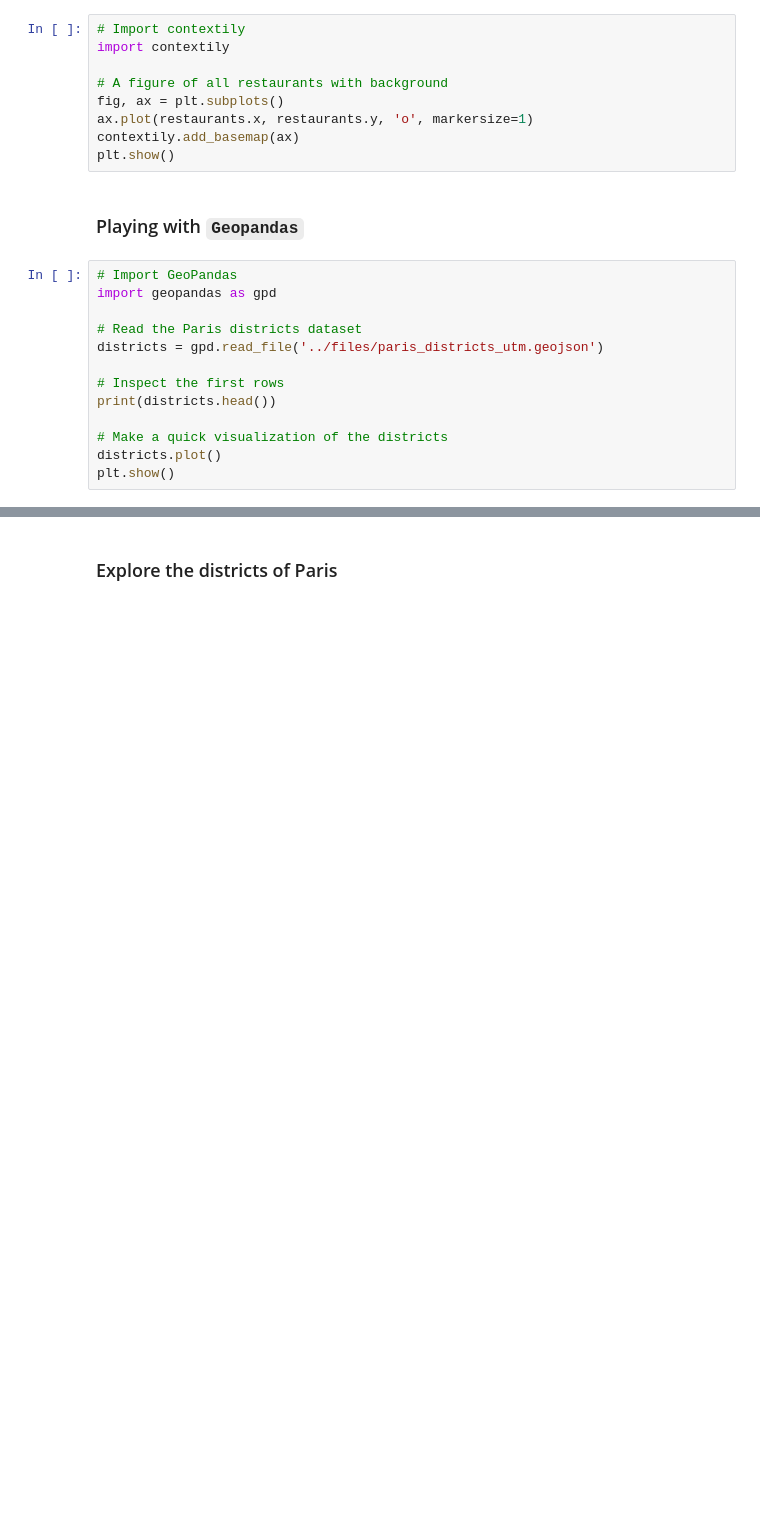
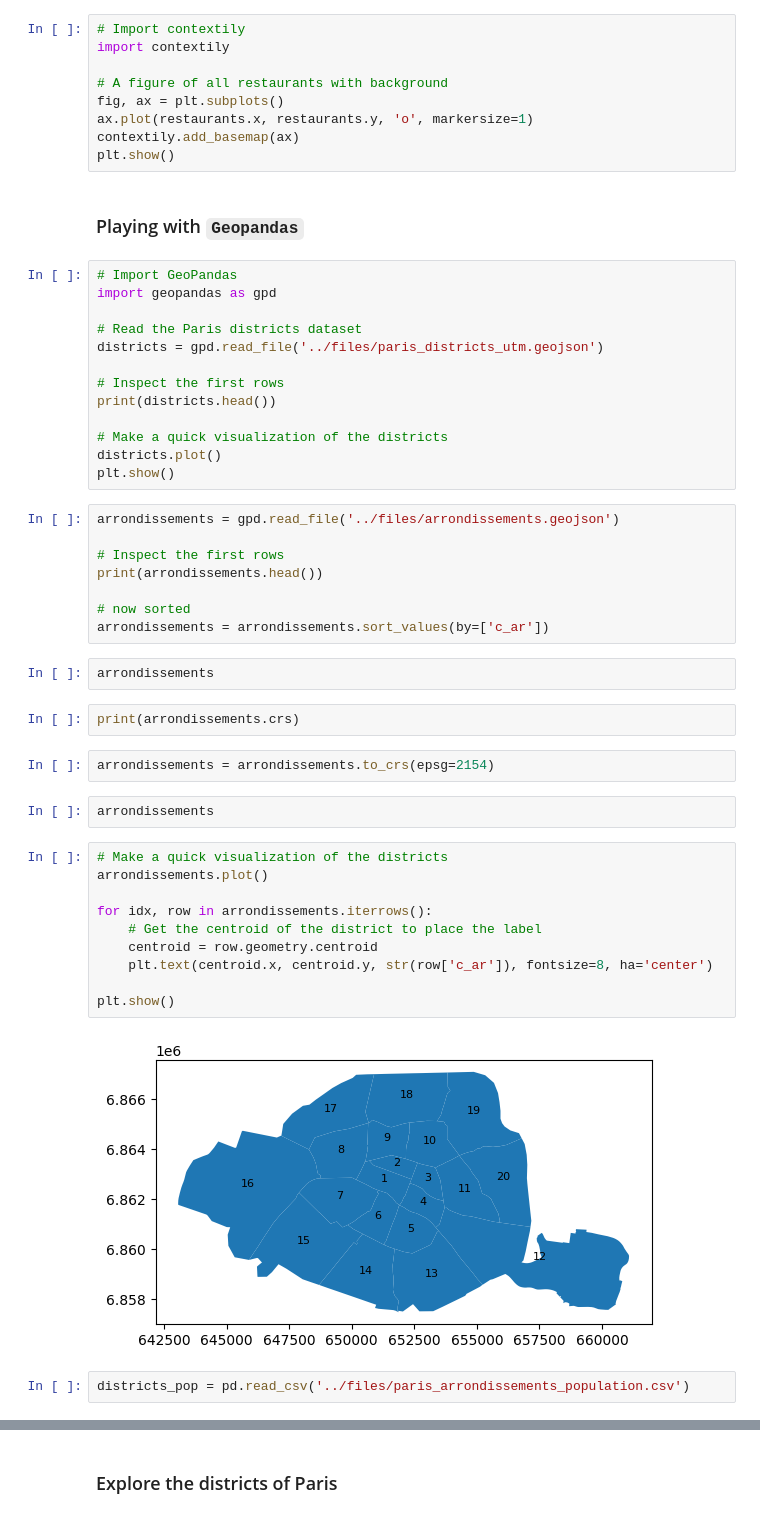
Before and after one commit to dataandcrowd/GISCI242, a Jupyter notebook: code/6.geopandas.ipynb, the cells around one changed output, grey strips where cells are left out. Drawn from its saved outputs; the diff is of its cells as text; blank space fills up the shorter version.

```diff
--- a/code/6.geopandas.ipynb
+++ b/code/6.geopandas.ipynb
@@ -40,3 +40,33 @@ print(districts.head())
 # Make a quick visualization of the districts
 districts.plot()
 plt.show()
+# %%
+arrondissements = gpd.read_file('../files/arrondissements.geojson')
+
+# Inspect the first rows
+print(arrondissements.head())
+
+# now sorted
+arrondissements = arrondissements.sort_values(by=['c_ar'])
+# %%
+arrondissements
+# %%
+print(arrondissements.crs)
+# %%
+arrondissements = arrondissements.to_crs(epsg=2154)
+# %%
+arrondissements
+# %%
+# Make a quick visualization of the districts
+arrondissements.plot()
+
+for idx, row in arrondissements.iterrows():
+    # Get the centroid of the district to place the label
+    centroid = row.geometry.centroid
+    plt.text(centroid.x, centroid.y, str(row['c_ar']), fontsize=8, ha='center')
+
+plt.show()
+# %% [output]
+[figure, added]
+# %%
+districts_pop = pd.read_csv('../files/paris_arrondissements_population.csv')
```
Also changed, not shown: parts of 11 cells of this notebook, 6 other files.
